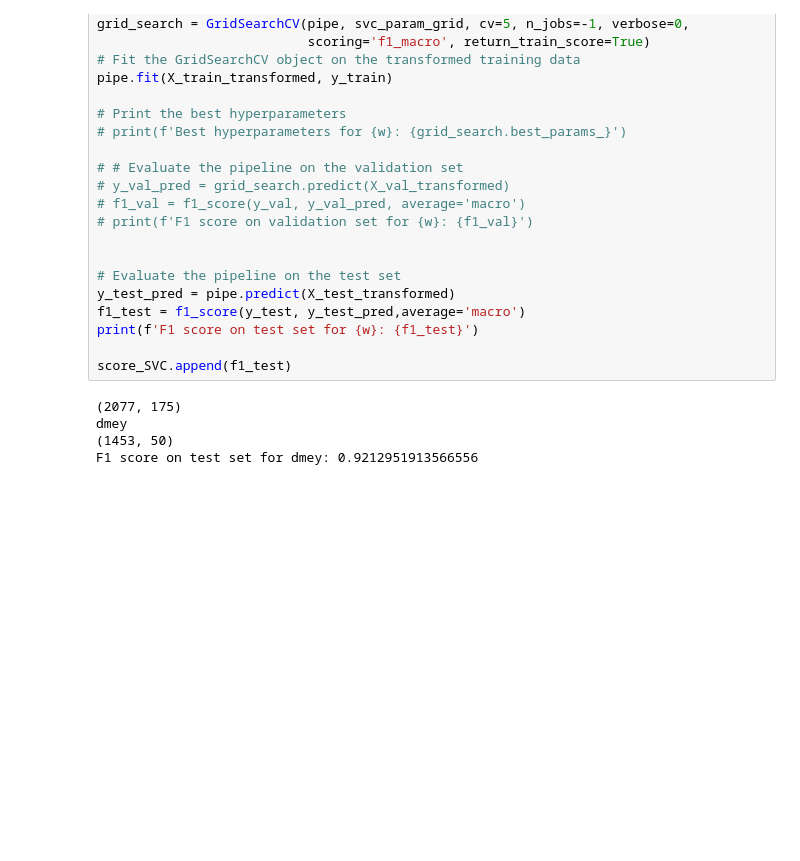
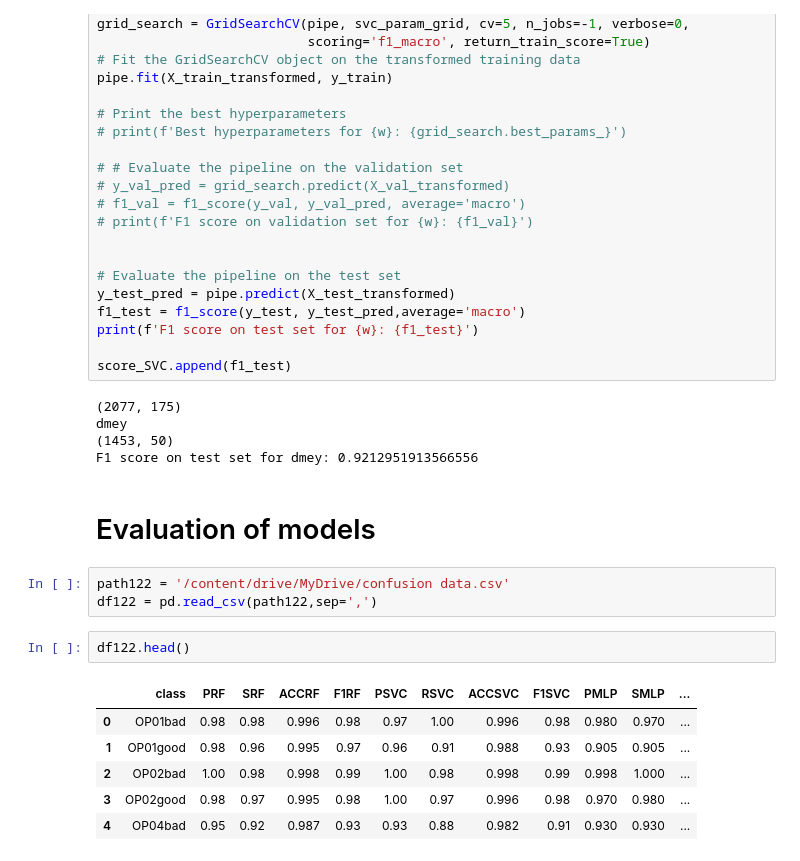
Before and after one commit to AbbasHussain72/Wavelet-featre-extraction-, a Jupyter notebook: current_wavelet_Transform_Technique.ipynb, the cells around one changed output. Drawn from its saved outputs; the diff is of its cells as text; blank space fills up the shorter version.

```diff
--- a/current_wavelet_Transform_Technique.ipynb
+++ b/current_wavelet_Transform_Technique.ipynb
@@ -1708,3 +1708,17 @@ score_SVC.append(f1_test)
 dmey
 (1453, 50)
 F1 score on test set for dmey: 0.9212951913566556
+# %% [markdown]
+# Evaluation of models
+# %%
+path122 = '/content/drive/MyDrive/confusion data.csv'
+df122 = pd.read_csv(path122,sep=',')
+# %%
+df122.head()
+# %% [output]
+|  | class | PRF | SRF | ACCRF | F1RF | PSVC | RSVC | ACCSVC | F1SVC | PMLP | SMLP | ... |
+| 0 | OP01bad | 0.98 | 0.98 | 0.996 | 0.98 | 0.97 | 1.00 | 0.996 | 0.98 | 0.980 | 0.970 | ... |
+| 1 | OP01good | 0.98 | 0.96 | 0.995 | 0.97 | 0.96 | 0.91 | 0.988 | 0.93 | 0.905 | 0.905 | ... |
+| 2 | OP02bad | 1.00 | 0.98 | 0.998 | 0.99 | 1.00 | 0.98 | 0.998 | 0.99 | 0.998 | 1.000 | ... |
+| 3 | OP02good | 0.98 | 0.97 | 0.995 | 0.98 | 1.00 | 0.97 | 0.996 | 0.98 | 0.970 | 0.980 | ... |
+| 4 | OP04bad | 0.95 | 0.92 | 0.987 | 0.93 | 0.93 | 0.88 | 0.982 | 0.91 | 0.930 | 0.930 | ... |
```
